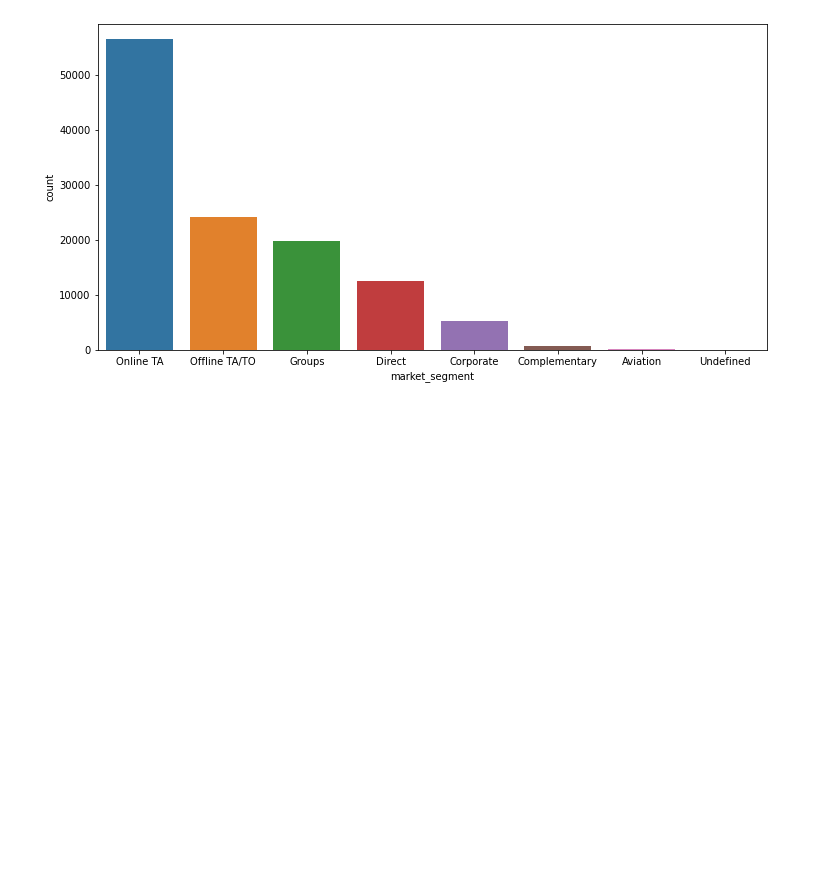
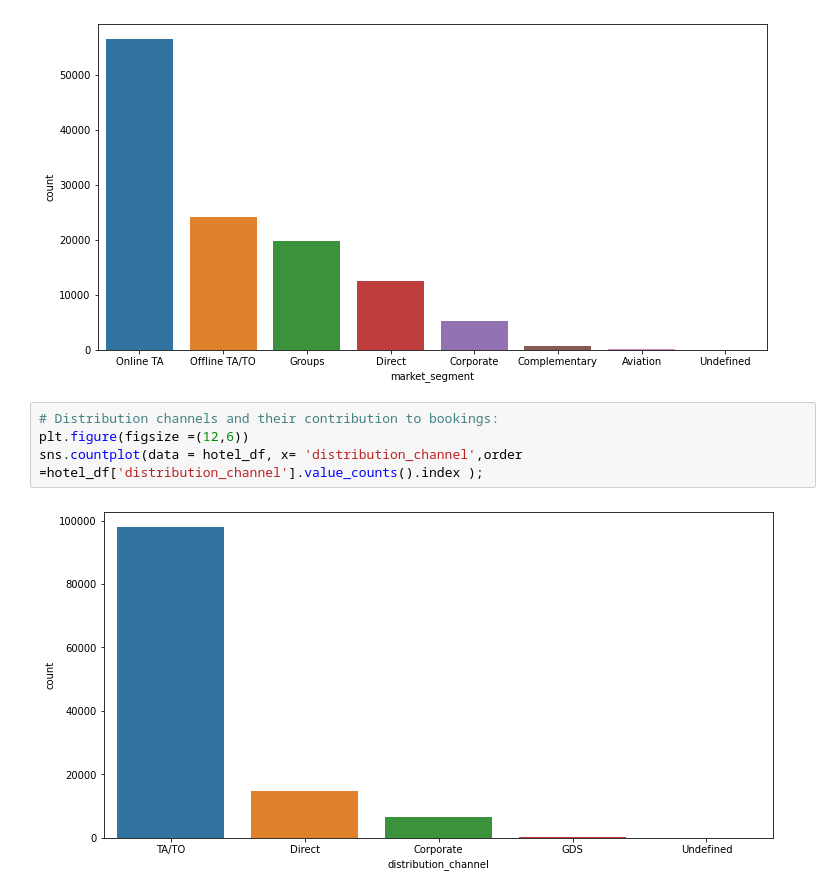
Before and after one commit to manisha-dhanuka/EDA-Project, a Jupyter notebook: Hotel_Booking_Analysis.ipynb, the cells around one changed output. Cells and saved outputs as stored; diff of their text form; blank space fills up the shorter version.

```diff
--- a/Hotel_Booking_Analysis.ipynb
+++ b/Hotel_Booking_Analysis.ipynb
@@ -356,3 +356,9 @@ plt.figure(figsize =(12,6))
 sns.countplot(data = hotel_df, x= 'market_segment',order =hotel_df['market_segment'].value_counts().index );
 # %% [output]
 [figure]
+# %%
+# Distribution channels and their contribution to bookings:
+plt.figure(figsize =(12,6))
+sns.countplot(data = hotel_df, x= 'distribution_channel',order =hotel_df['distribution_channel'].value_counts().index );
+# %% [output]
+[figure, added]
```
Also changed, not shown: parts of 17 cells of this notebook.
